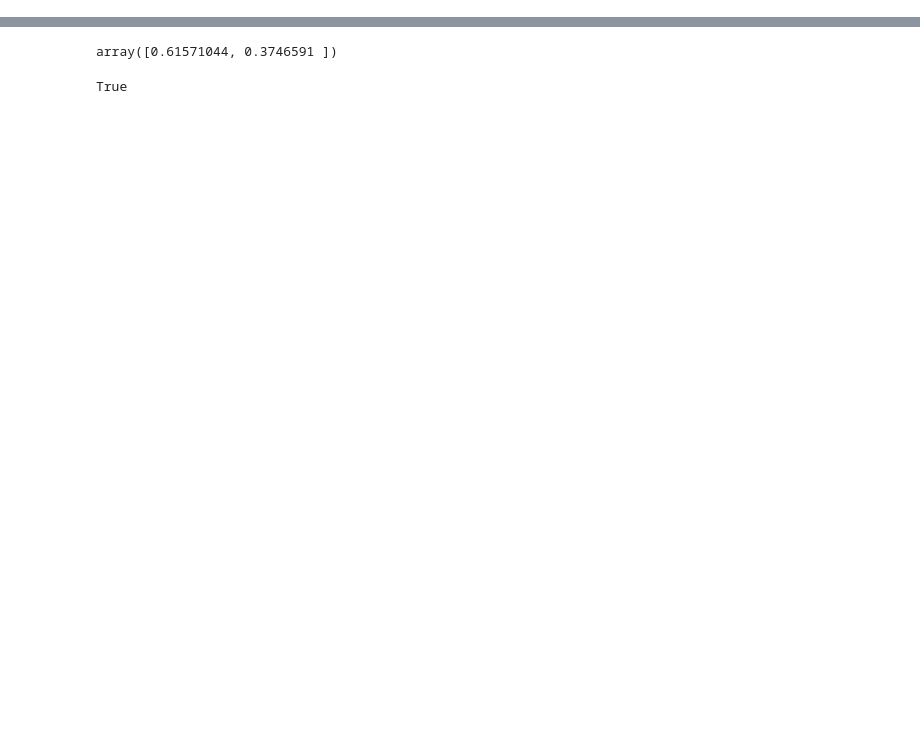
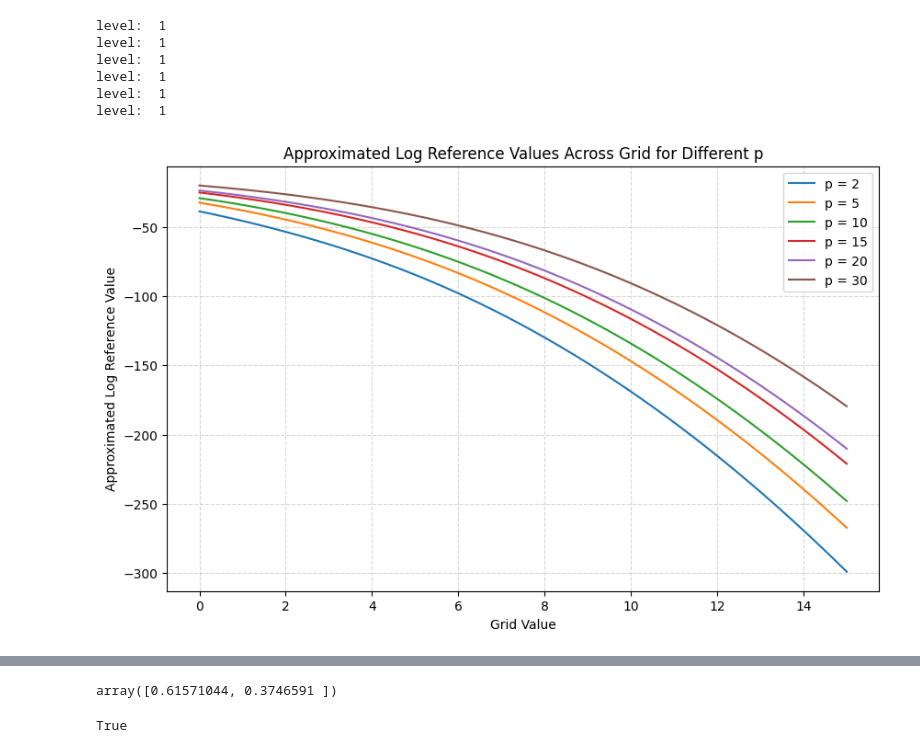
Before and after one commit to judywu4800/SI_HierarchicalClustering, a Jupyter notebook: test_file.ipynb, the cells around one changed output, grey strips where cells are left out. Cells and saved outputs as stored; diff of their text form; code cells hidden in the pictures; blank space fills up the shorter version.

```diff
--- a/test_file.ipynb
+++ b/test_file.ipynb
@@ -105,0 +258,10 @@ def check_p_value_uniformity(n,p, sigma, K, tau,layer, num_trials=1000):
+# %%
+log_ref_approx_plots_by_p()
+# %% [output]
+level:  1
+level:  1
+level:  1
+level:  1
+level:  1
+level:  1
+[figure, added]
```
Also changed, not shown: parts of 16 cells of this notebook, 7 other files.
